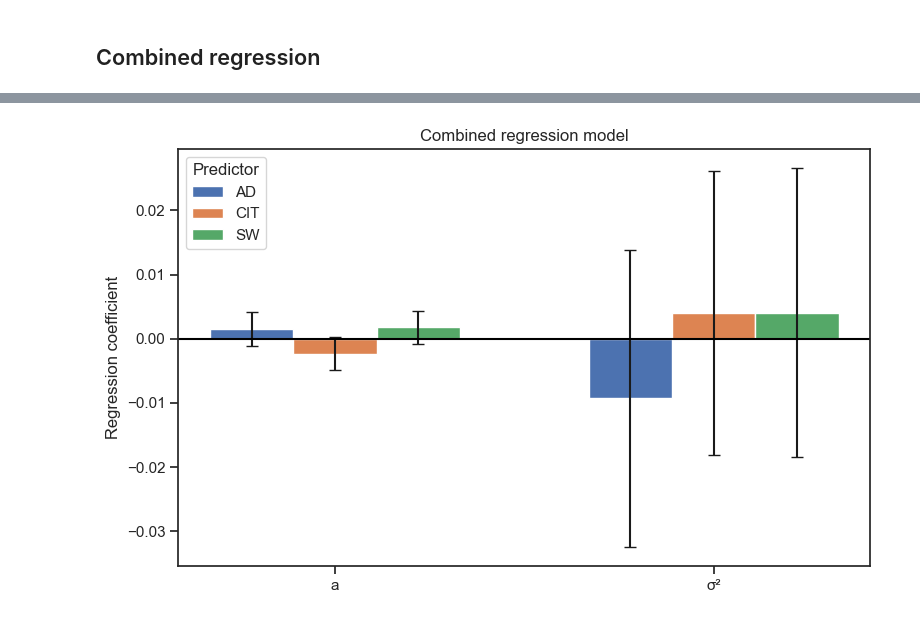
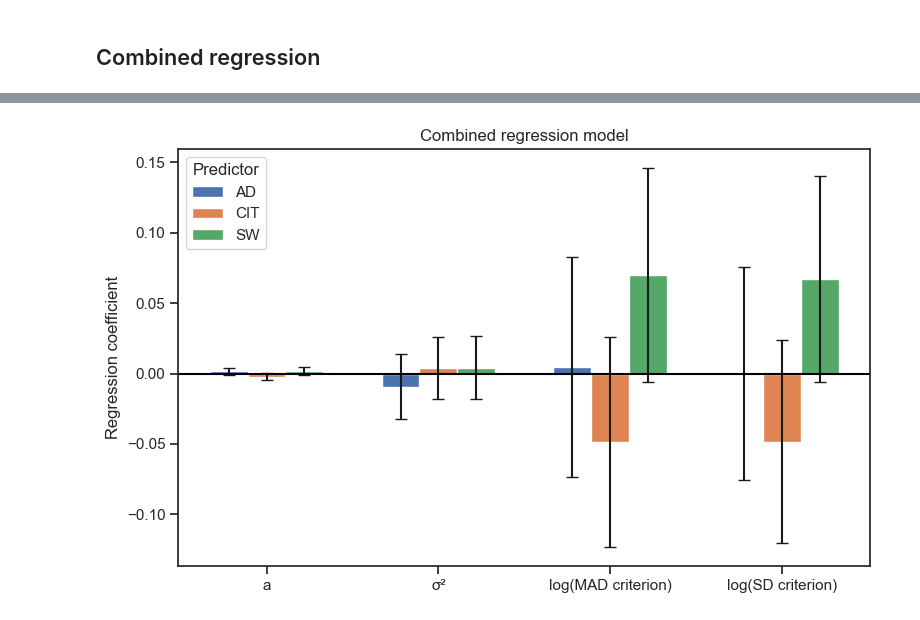
Before and after one commit to davidejongheTheoryandResearch/simulationsHmfc, a Jupyter notebook: Hmfc_on_symptomdata.ipynb, the cells around one changed output, grey strips where cells are left out. Cells and saved outputs as stored; diff of their text form; code cells hidden in the pictures.

Commit message:
added figures that Kobe suggested

```diff
--- a/Hmfc_on_symptomdata.ipynb
+++ b/Hmfc_on_symptomdata.ipynb
@@ -184,6 +209,8 @@ Unique participants in merged df: 344
 # %%
 df = df[df["sigmasq"] < 12].copy()
 df["log_sigmasq"] = np.log(df["sigmasq"])
+df["log_mad_criterion"] = np.log(df["mad_criterion"])
+df["log_sd_criterion"] = np.log(df["sd_criterion"])
 
 fig, axes = plt.subplots(1, 2, figsize=(10, 4))
 
@@ -318,8 +361,26 @@ for pred in predictors_all:
         add_sex=True
     )
 
+    m_mad = run_regression(
+        df_reg,
+        outcome="log_mad_criterion",
+        predictors=[pred],
+        add_age=True,
+        add_sex=True
+    )
+
+    m_sd = run_regression(
+        df_reg,
+        outcome="log_sd_criterion",
+        predictors=[pred],
+        add_age=True,
+        add_sex=True
+    )
+
     single_models[(pred, "a")] = m_a
     single_models[(pred, "sigmasq")] = m_s
+    single_models[(pred, "log_mad_criterion")] = m_mad
+    single_models[(pred, "log_sd_criterion")] = m_sd
 # %% [output]
 ============================================================
 Outcome: a
@@ -458,6 +527,22 @@ model_s_combined = run_regression(
     add_age=True,
     add_sex=True
 )
+
+model_mad_combined = run_regression(
+    df_reg,
+    outcome="log_mad_criterion",
+    predictors=predictors_all,
+    add_age=True,
+    add_sex=True
+)
+
+model_sd_combined = run_regression(
+    df_reg,
+    outcome="log_sd_criterion",
+    predictors=predictors_all,
+    add_age=True,
+    add_sex=True
+)
 # %% [output]
 ============================================================
 Outcome: a
@@ -503,9 +588,10 @@ def extract_combined_results(model, outcome):
 # %%
 combined_plot_df = pd.concat([
 
-    extract_combined_results(model_a_combined,"a"),
-    extract_combined_results(model_s_combined,"σ²")
-
+    extract_combined_results(model_a_combined, "a"),
+    extract_combined_results(model_s_combined, "σ²"),
+    extract_combined_results(model_mad_combined, "log(MAD criterion)"),
+    extract_combined_results(model_sd_combined, "log(SD criterion)")
 ])
 
 combined_plot_df
@@ -520,6 +612,6 @@ combined_plot_df
 # %%
 predictors = ["AD","CIT","SW"]
-outcomes = ["a","σ²"]
+outcomes = ["a","σ²", "log(MAD criterion)", "log(SD criterion)"]
 
 x = np.arange(len(outcomes))
 width = 0.22
@@ -546,31 +638,31 @@ for i,pred in enumerate(predictors):
         capsize=4,
         label=pred
     )
 
     for j,row in sub.iterrows():
 
         if row["p"] < 0.05:
 
             ax.text(
                 x[j]+offsets[i],
                 row["ci_low"]-0.03,
                 "*",
                 ha="center",
                 va="top",
                 fontsize=16
             )
 
 ax.axhline(0,color="black")
 
 ax.set_xticks(x)
 ax.set_xticklabels(outcomes)
 
 ax.set_ylabel("Regression coefficient")
 ax.set_title("Combined regression model")
 
 ax.legend(title="Predictor")
 
 plt.tight_layout()
 plt.show()
 # %% [output]
-[figure, old version]
+[figure, new version]
```
Also changed, not shown: parts of 11 cells of this notebook.
